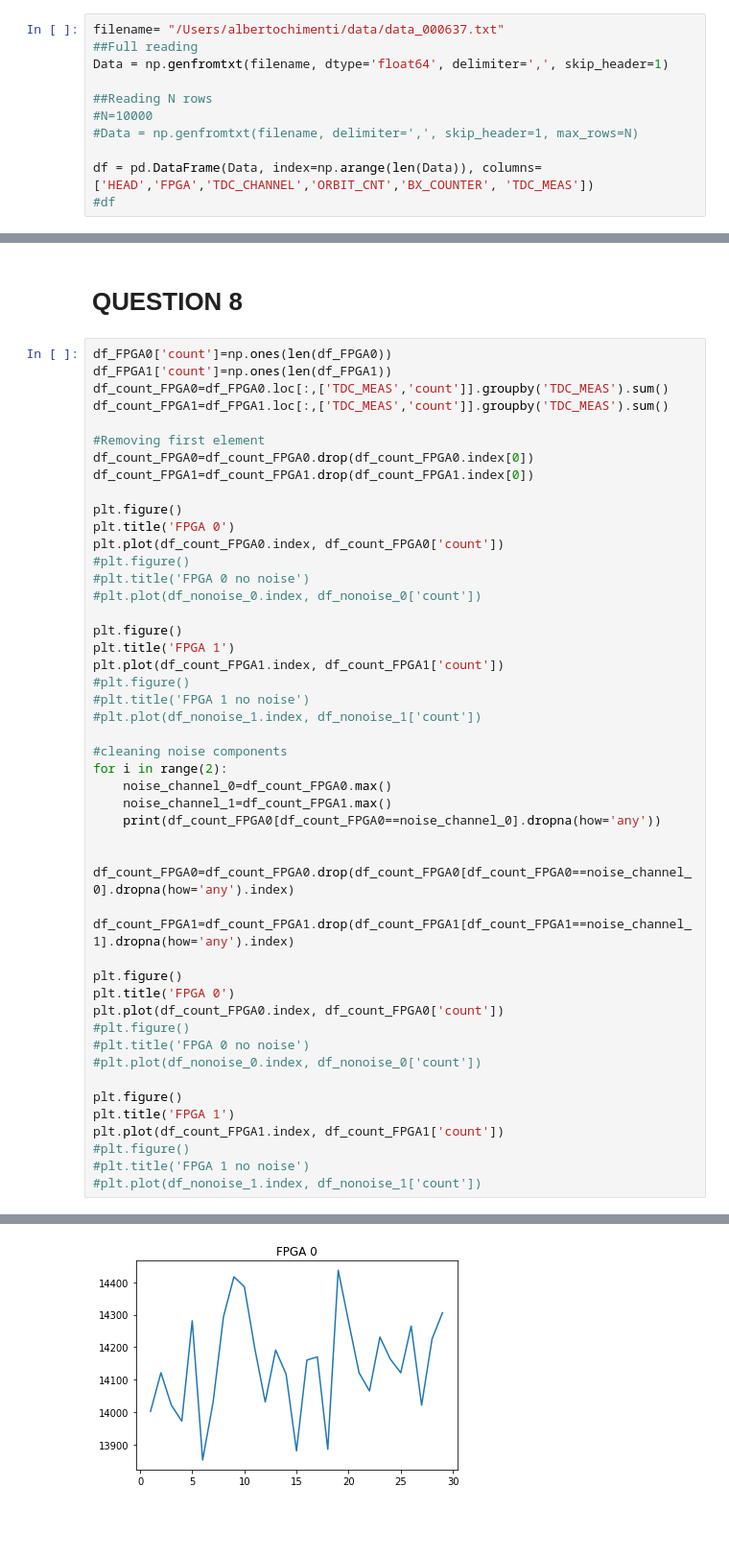
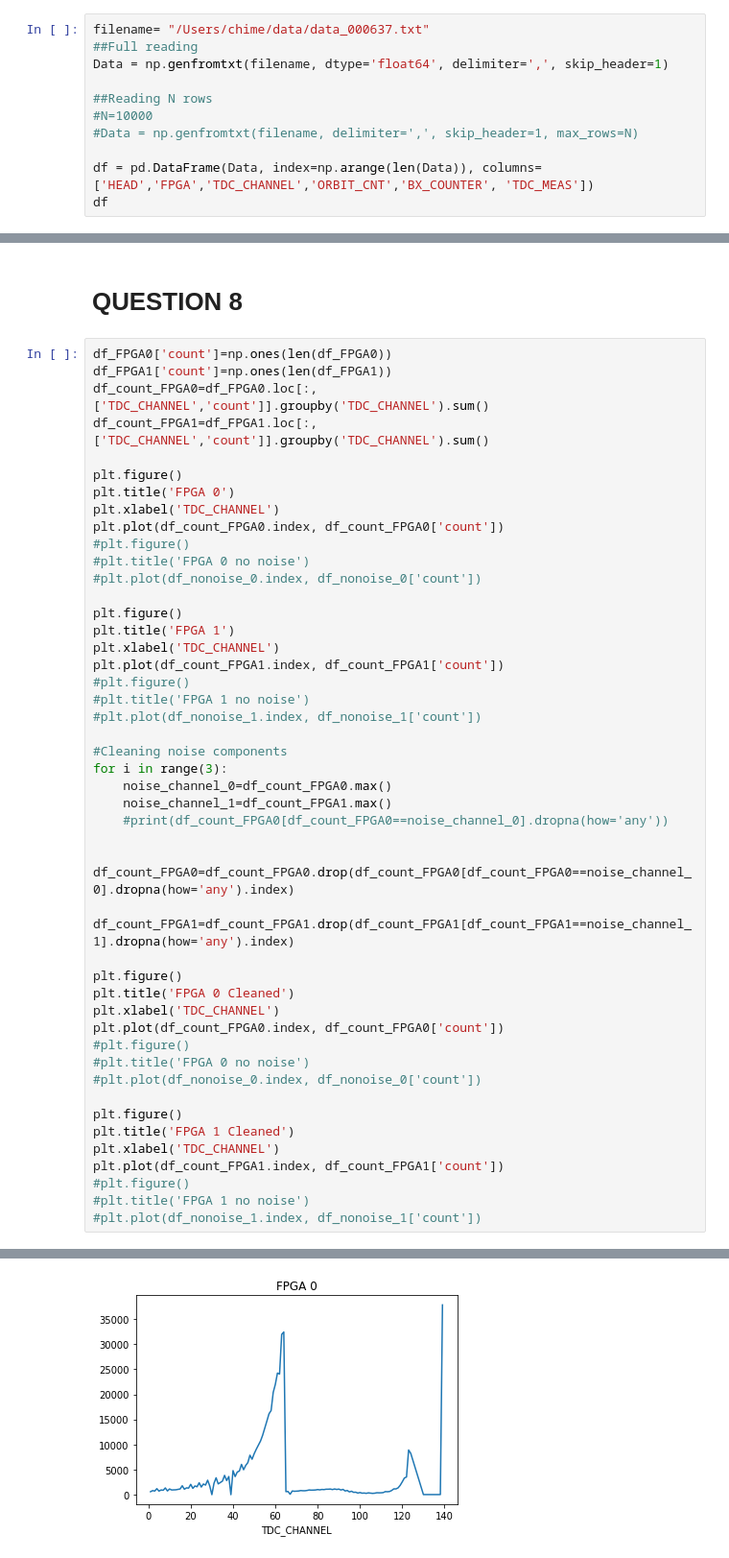
Before and after one commit to albchim/LaboratoryOfComputationalPhysics, a Jupyter notebook: 05ex_Pandas.ipynb, the cells around one changed output, grey strips where cells are left out. Shown: that part at 96% size. Saved outputs shown, nothing was run; the diff lists cells and outputs as text; blank space fills up the shorter version.

```diff
--- a/05ex_Pandas.ipynb
+++ b/05ex_Pandas.ipynb
@@ -27,7 +27,7 @@ import datetime as dt
 # %% [markdown]
 # QUESTION 1
 # %%
-filename= "/Users/albertochimenti/data/data_000637.txt"
+filename= "/Users/chime/data/data_000637.txt"
 ##Full reading
 Data = np.genfromtxt(filename, dtype='float64', delimiter=',', skip_header=1)
 
@@ -36,4 +36,4 @@ Data = np.genfromtxt(filename, dtype='float64', delimiter=',', skip_header=1)
 #Data = np.genfromtxt(filename, delimiter=',', skip_header=1, max_rows=N)
 
 df = pd.DataFrame(Data, index=np.arange(len(Data)), columns=['HEAD','FPGA','TDC_CHANNEL','ORBIT_CNT','BX_COUNTER', 'TDC_MEAS'])
-#df
+df
@@ -98,15 +117,12 @@ plt.plot(df_FPGA1.loc[0:1000,['TDC_MEAS']], '--')
 # %%
 df_FPGA0['count']=np.ones(len(df_FPGA0))
 df_FPGA1['count']=np.ones(len(df_FPGA1))
-df_count_FPGA0=df_FPGA0.loc[:,['TDC_MEAS','count']].groupby('TDC_MEAS').sum()
-df_count_FPGA1=df_FPGA1.loc[:,['TDC_MEAS','count']].groupby('TDC_MEAS').sum()
-
-#Removing first element
-df_count_FPGA0=df_count_FPGA0.drop(df_count_FPGA0.index[0])
-df_count_FPGA1=df_count_FPGA1.drop(df_count_FPGA1.index[0])
+df_count_FPGA0=df_FPGA0.loc[:,['TDC_CHANNEL','count']].groupby('TDC_CHANNEL').sum()
+df_count_FPGA1=df_FPGA1.loc[:,['TDC_CHANNEL','count']].groupby('TDC_CHANNEL').sum()
 
 plt.figure()
 plt.title('FPGA 0')
+plt.xlabel('TDC_CHANNEL')
 plt.plot(df_count_FPGA0.index, df_count_FPGA0['count'])
 #plt.figure()
 #plt.title('FPGA 0 no noise')
@@ -114,29 +130,32 @@ plt.plot(df_count_FPGA0.index, df_count_FPGA0['count'])
 
 plt.figure()
 plt.title('FPGA 1')
+plt.xlabel('TDC_CHANNEL')
 plt.plot(df_count_FPGA1.index, df_count_FPGA1['count'])
 #plt.figure()
 #plt.title('FPGA 1 no noise')
 #plt.plot(df_nonoise_1.index, df_nonoise_1['count'])
 
-#cleaning noise components
-for i in range(2):
+#Cleaning noise components
+for i in range(3):
     noise_channel_0=df_count_FPGA0.max()
     noise_channel_1=df_count_FPGA1.max()
-    print(df_count_FPGA0[df_count_FPGA0==noise_channel_0].dropna(how='any'))
+    #print(df_count_FPGA0[df_count_FPGA0==noise_channel_0].dropna(how='any'))
 
     df_count_FPGA0=df_count_FPGA0.drop(df_count_FPGA0[df_count_FPGA0==noise_channel_0].dropna(how='any').index)
     df_count_FPGA1=df_count_FPGA1.drop(df_count_FPGA1[df_count_FPGA1==noise_channel_1].dropna(how='any').index)
 
 plt.figure()
-plt.title('FPGA 0')
+plt.title('FPGA 0 Cleaned')
+plt.xlabel('TDC_CHANNEL')
 plt.plot(df_count_FPGA0.index, df_count_FPGA0['count'])
 #plt.figure()
 #plt.title('FPGA 0 no noise')
 #plt.plot(df_nonoise_0.index, df_nonoise_0['count'])
 
 plt.figure()
-plt.title('FPGA 1')
+plt.title('FPGA 1 Cleaned')
+plt.xlabel('TDC_CHANNEL')
 plt.plot(df_count_FPGA1.index, df_count_FPGA1['count'])
 #plt.figure()
 #plt.title('FPGA 1 no noise')
@@ -161 +174 @@ See the caveats in the documentation: http://pandas.pydata.org/pandas-docs/stabl
-[figure, old version]
+[figure, new version]
```
Also changed, not shown: parts of 4 cells of this notebook, 1 other file.
